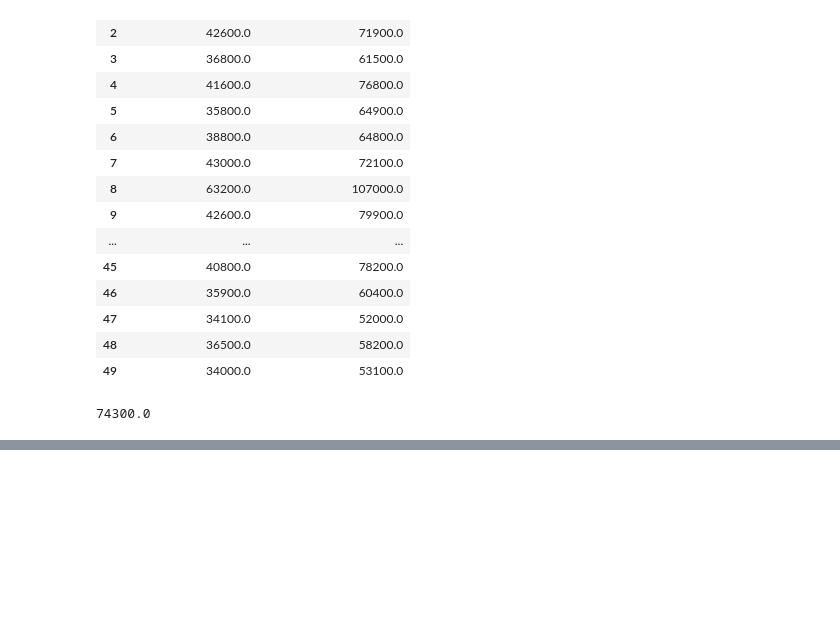
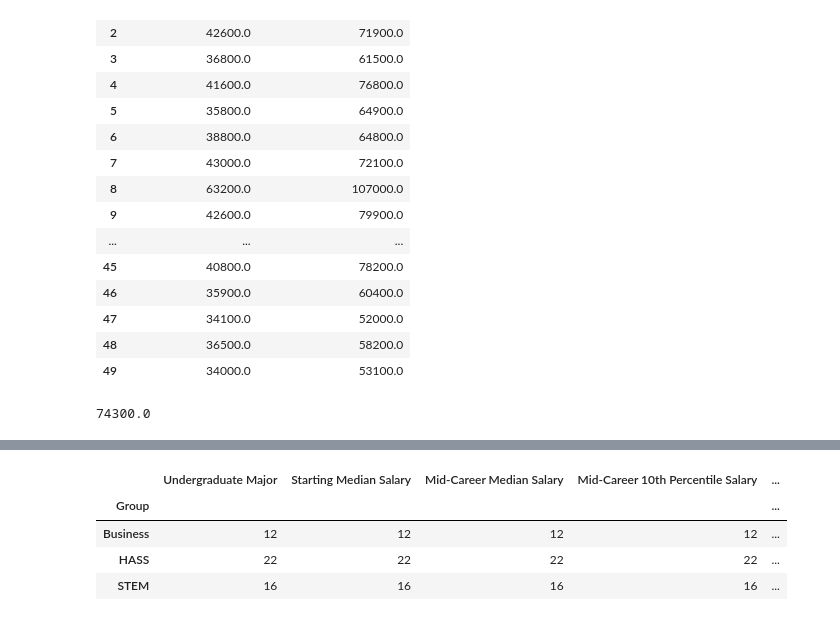
Before and after one commit to ruthersmith/Python_100_2.0, a Jupyter notebook: day_072_data_exploration_with_pandas_advanced/main.ipynb, the cells around one changed output, grey strips where cells are left out. Cells and saved outputs as stored; diff of their text form; code cells hidden in the pictures; blank space fills up the shorter version.

```diff
--- a/day_072_data_exploration_with_pandas_advanced/main.ipynb
+++ b/day_072_data_exploration_with_pandas_advanced/main.ipynb
@@ -123,0 +148,10 @@ clean_df['Starting Median Salary'].max()
+# %%
+# Trying to see the lowest risk majors
+# A low-risk major is a degree where there is a small difference between the lowest and highest salaries.
+# In other words, if the difference between the 10th percentile and the 90th percentile earnings of your major is small,
+# then you can be more certain about your salary after you graduate.
+spred_col = clean_df['Mid-Career 90th Percentile Salary'] - clean_df['Mid-Career 10th Percentile Salary']
+
+# adding a new column to the dataframe at particular index, you could also do clean_df['Spread'] = spred_col
+clean_df.insert(5, 'Spread', spred_col)
+clean_df.head()
@@ -123,0 +209,10 @@ clean_df['Starting Median Salary'].max()
+# %%
+# For example, We have three categories in the 'Group' column: STEM, HASS and Business.
+# Let's count how many majors we have in each category:
+clean_df.groupby('Group').count()
+# %% [output]
+|  | Undergraduate Major | Starting Median Salary | Mid-Career Median Salary | Mid-Career 10th Percentile Salary | ... |
+| Group |  |  |  |  | ... |
+| Business | 12 | 12 | 12 | 12 | ... |
+| HASS | 22 | 22 | 22 | 22 | ... |
+| STEM | 16 | 16 | 16 | 16 | ... |
```
Also changed, not shown: parts of 11 cells of this notebook, 1 other file.
